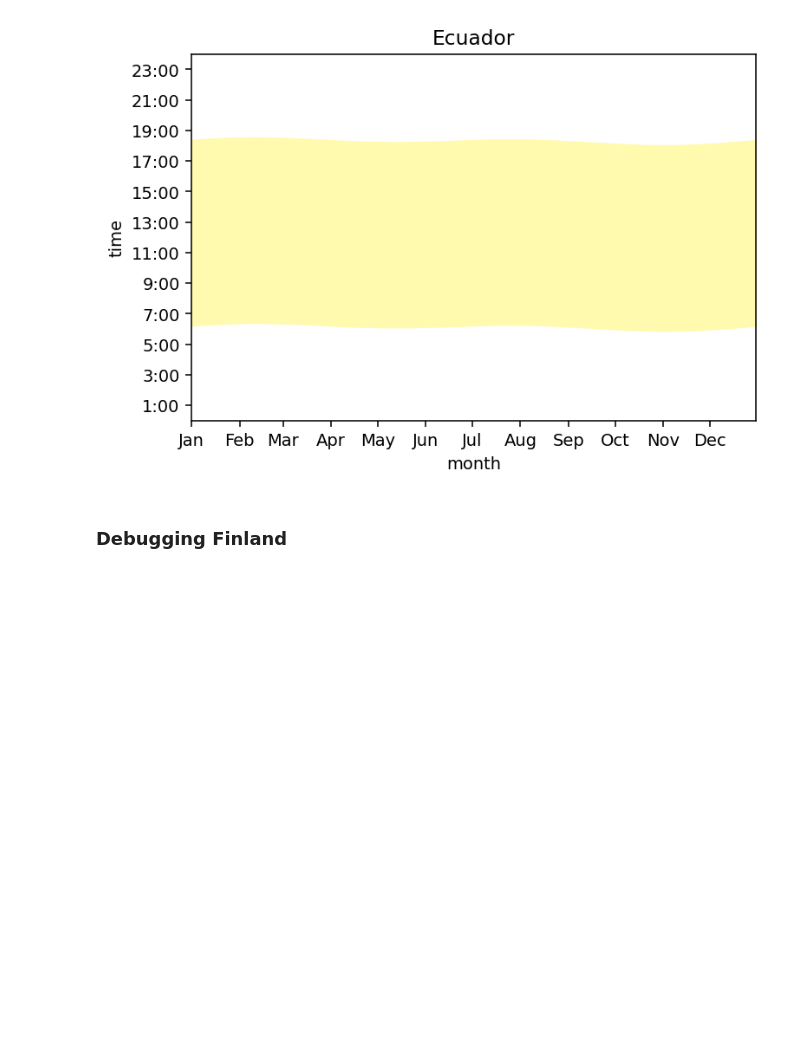
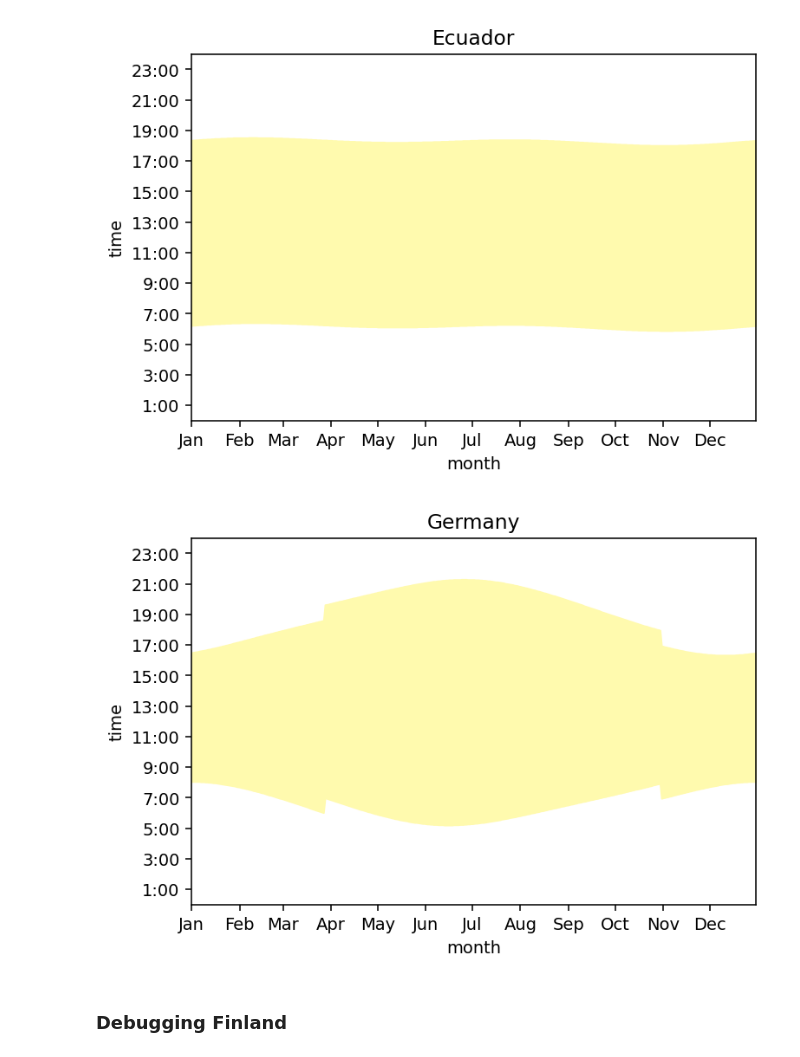
Before and after one commit to Kevinpgalligan/daylight-plots, a Jupyter notebook: plot.ipynb, the cells around one changed output. Cells and saved outputs as stored; diff of their text form; code cells hidden in the pictures; blank space fills up the shorter version.

Commit message:
Add Germany.

```diff
--- a/plot.ipynb
+++ b/plot.ipynb
@@ -76,6 +76,10 @@ plot("finland")
 plot("ecuador")
 # %% [output]
 [figure]
+# %%
+plot("germany")
+# %% [output]
+[figure, added]
 # %% [markdown]
 ### Debugging Finland
 # %%
```
Also changed, not shown: 2 other files.
